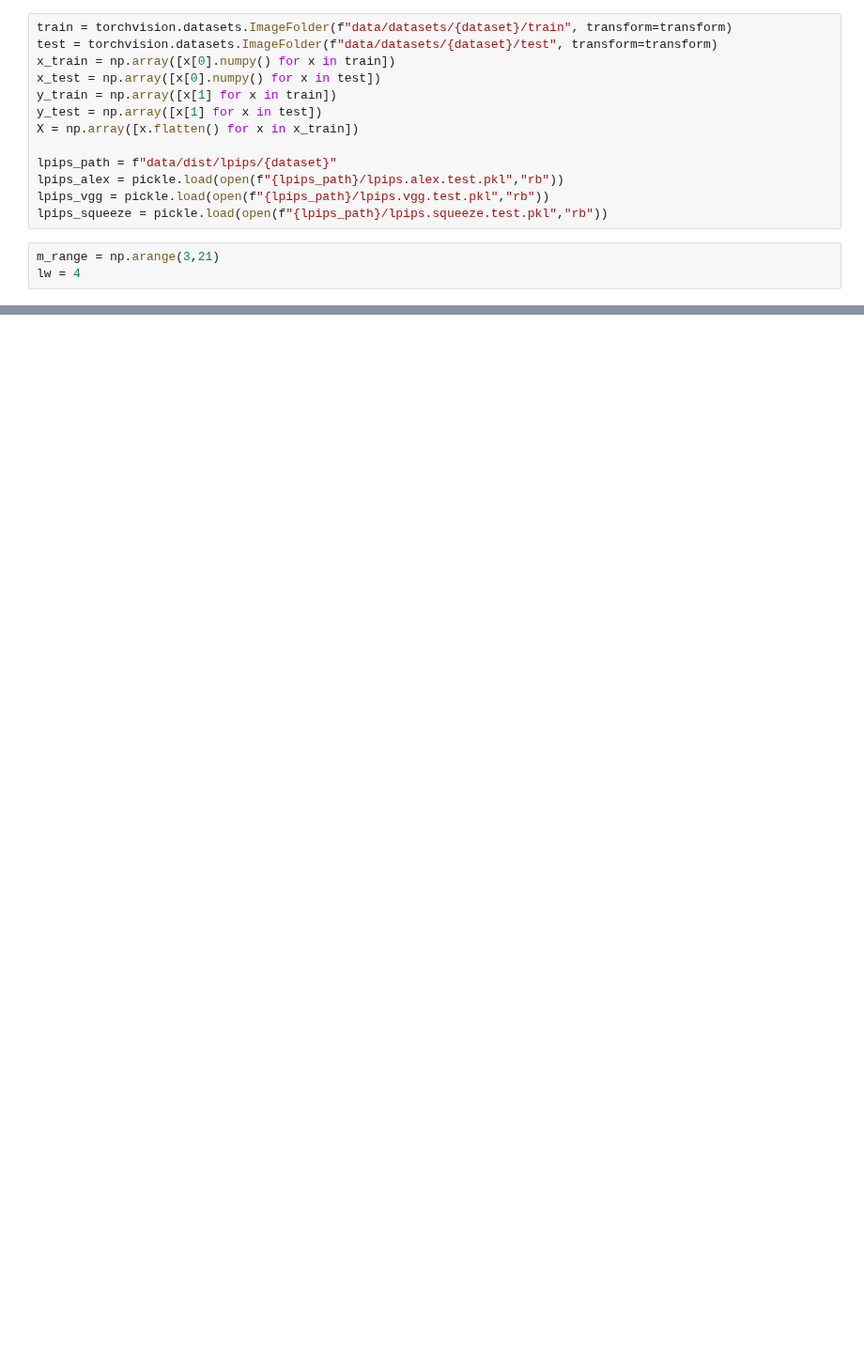
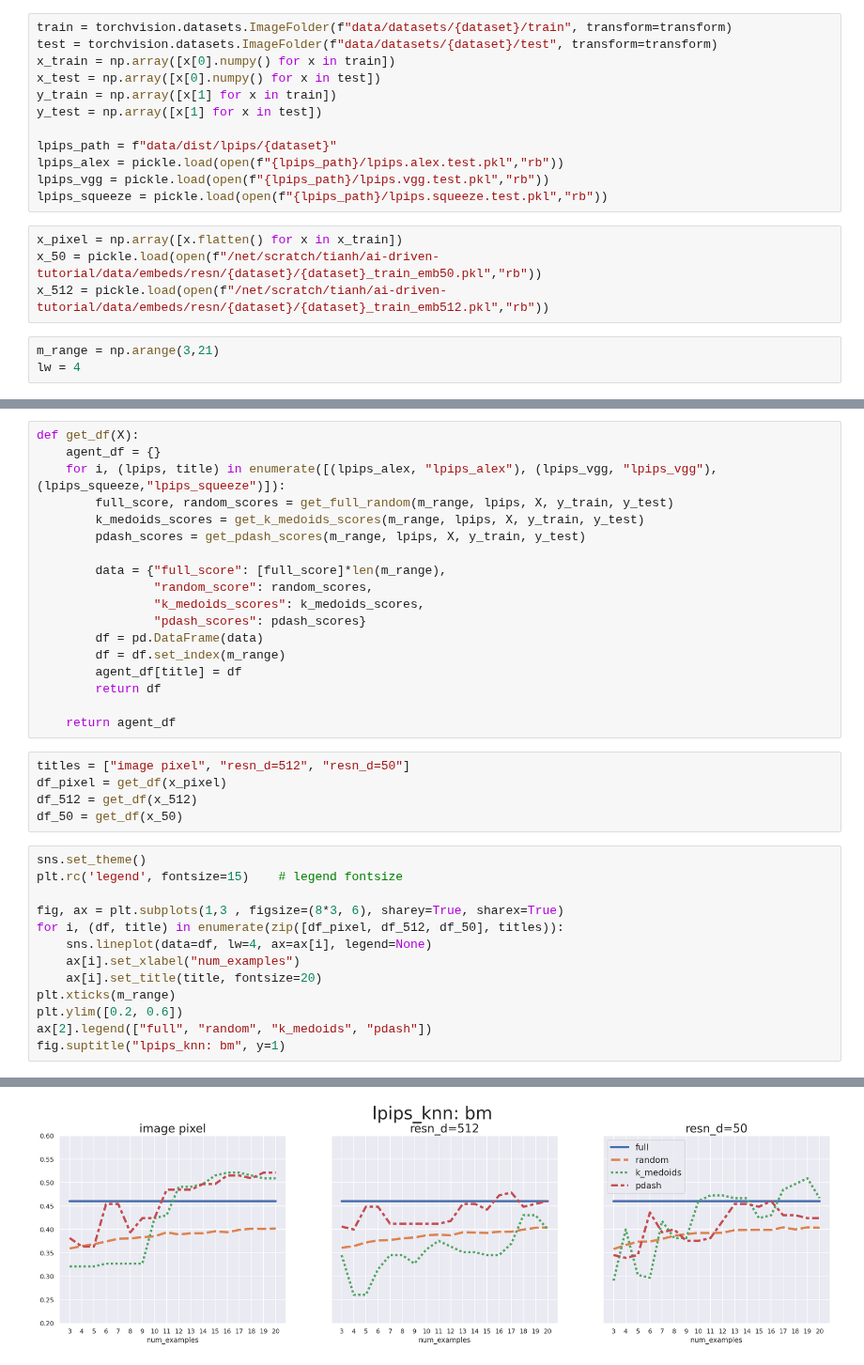
Before and after one commit to harry-tian/ai-driven-tutorial, a Jupyter notebook: teaching_experiments.ipynb, the cells around one changed output, grey strips where cells are left out. Shown at 94% size. Saved outputs shown, nothing was run; the diff lists cells and outputs as text; blank space fills up the shorter version.

Commit message:
lpips_knn experiments done

```diff
--- a/teaching_experiments.ipynb
+++ b/teaching_experiments.ipynb
@@ -39,12 +40,15 @@ x_train = np.array([x[0].numpy() for x in train])
 x_test = np.array([x[0].numpy() for x in test])
 y_train = np.array([x[1] for x in train])
 y_test = np.array([x[1] for x in test])
-X = np.array([x.flatten() for x in x_train])
 
 lpips_path = f"data/dist/lpips/{dataset}"
 lpips_alex = pickle.load(open(f"{lpips_path}/lpips.alex.test.pkl","rb"))
 lpips_vgg = pickle.load(open(f"{lpips_path}/lpips.vgg.test.pkl","rb"))
 lpips_squeeze = pickle.load(open(f"{lpips_path}/lpips.squeeze.test.pkl","rb"))
+# %%
+x_pixel = np.array([x.flatten() for x in x_train])
+x_50 = pickle.load(open(f"/net/scratch/tianh/ai-driven-tutorial/data/embeds/resn/{dataset}/{dataset}_train_emb50.pkl","rb"))
+x_512 = pickle.load(open(f"/net/scratch/tianh/ai-driven-tutorial/data/embeds/resn/{dataset}/{dataset}_train_emb512.pkl","rb"))
 # %%
 m_range = np.arange(3,21)
 lw = 4
@@ -79,0 +73,37 @@ Text(0.5, 0.98, 'lpips_knn_learner: bird')
+# %%
+def get_df(X):
+    agent_df = {}
+    for i, (lpips, title) in enumerate([(lpips_alex, "lpips_alex"), (lpips_vgg, "lpips_vgg"), (lpips_squeeze,"lpips_squeeze")]):
+        full_score, random_scores = get_full_random(m_range, lpips, X, y_train, y_test)
+        k_medoids_scores = get_k_medoids_scores(m_range, lpips, X, y_train, y_test)
+        pdash_scores = get_pdash_scores(m_range, lpips, X, y_train, y_test)
+
+        data = {"full_score": [full_score]*len(m_range),
+                "random_score": random_scores,
+                "k_medoids_scores": k_medoids_scores,
+                "pdash_scores": pdash_scores}
+        df = pd.DataFrame(data)
+        df = df.set_index(m_range)
+        agent_df[title] = df
+        return df
+
+    return agent_df
+# %%
+titles = ["image pixel", "resn_d=512", "resn_d=50"]
+df_pixel = get_df(x_pixel)
+df_512 = get_df(x_512)
+df_50 = get_df(x_50)
+# %%
+sns.set_theme()
+plt.rc('legend', fontsize=15)    # legend fontsize
+
+fig, ax = plt.subplots(1,3 , figsize=(8*3, 6), sharey=True, sharex=True)
+for i, (df, title) in enumerate(zip([df_pixel, df_512, df_50], titles)):
+    sns.lineplot(data=df, lw=4, ax=ax[i], legend=None)
+    ax[i].set_xlabel("num_examples")
+    ax[i].set_title(title, fontsize=20)
+plt.xticks(m_range)
+plt.ylim([0.2, 0.6])
+ax[2].legend(["full", "random", "k_medoids", "pdash"])
+fig.suptitle("lpips_knn: bm", y=1)
+# %% [output]
@@ -79,0 +111 @@ Text(0.5, 0.98, 'lpips_knn_learner: bird')
+[figure, added]
```
Also changed, not shown: parts of 4 cells of this notebook, 15 other files.
